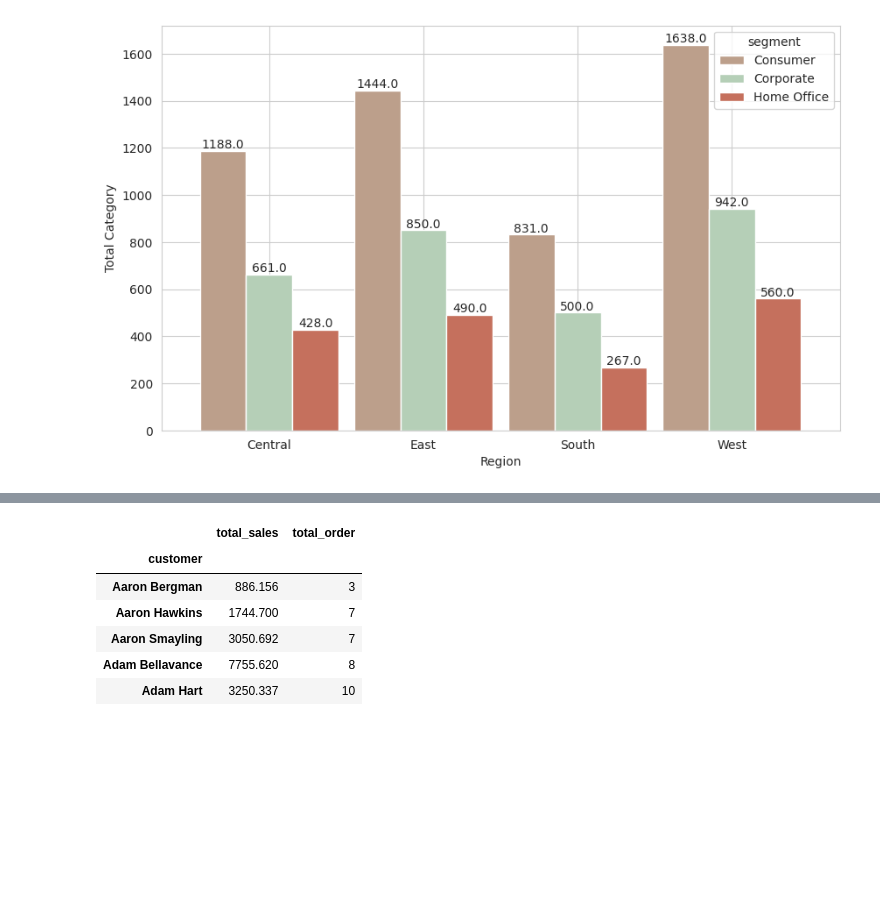
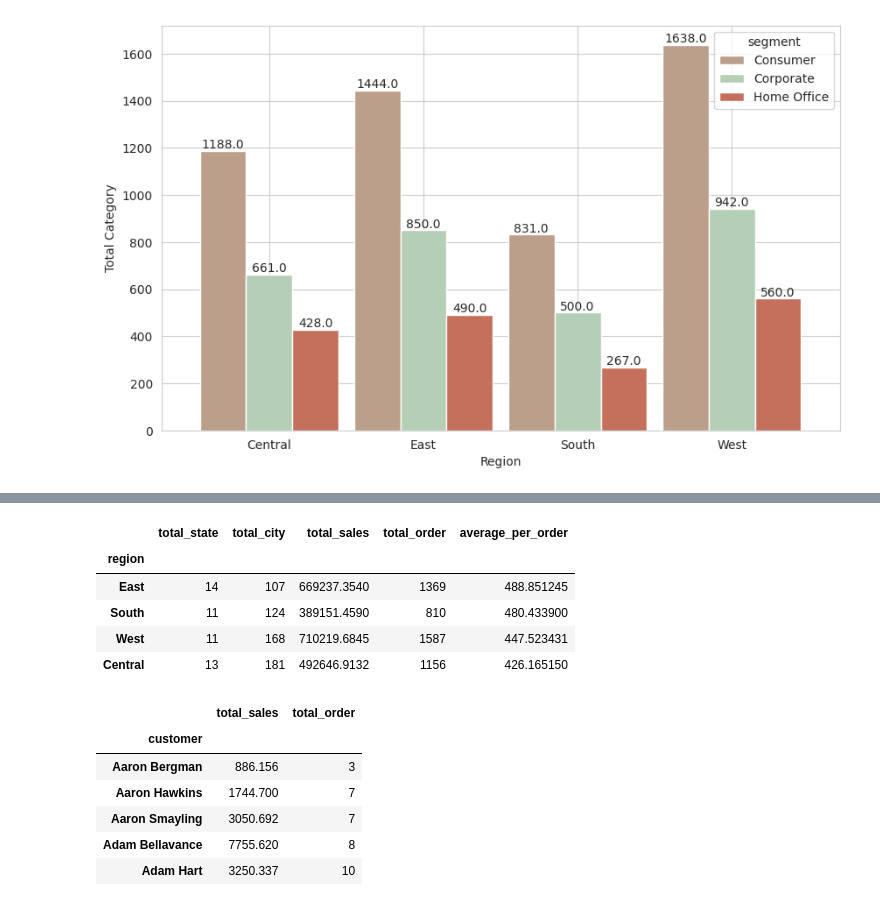
Before and after one commit to Xeroniter/Air, a Jupyter notebook: Carrera/Lab 01.ipynb, the cells around one changed output, grey strips where cells are left out. Saved outputs shown, nothing was run; the diff lists cells and outputs as text; code cells hidden in the pictures; blank space fills up the shorter version.

```diff
--- a/Carrera/Lab 01.ipynb
+++ b/Carrera/Lab 01.ipynb
@@ -215,3 +259,11 @@ regi = regional.segment.unstack()
 barplot(regi, figsize=(10, 6), width=0.9, xlabel="Region", ylabel="Total Category")
 # %% [output]
 [figure]
+# %%
+regional = origin.groupby("region").agg(
+  {"state":"nunique", "city":"nunique","sales":"sum", "order_id":"nunique"}
+).rename(columns={
+  "state":"total_state", "city":"total_city", "sales":"total_sales", "order_id":"total_order"
+})
+
+regional.sort_values("total_sales", ascending=False)
@@ -218,3 +286,14 @@ barplot(regi, figsize=(10, 6), width=0.9, xlabel="Region", ylabel="Total Categor
+# %%
+regional["average_per_order"] = regional.total_sales / regional.total_order
+
+regional.sort_values("average_per_order", ascending=False)
+# %% [output]
+|  | total_state | total_city | total_sales | total_order | average_per_order |
+| region |  |  |  |  |  |
+| East | 14 | 107 | 669237.3540 | 1369 | 488.851245 |
+| South | 11 | 124 | 389151.4590 | 810 | 480.433900 |
+| West | 11 | 168 | 710219.6845 | 1587 | 447.523431 |
+| Central | 13 | 181 | 492646.9132 | 1156 | 426.165150 |
 # %%
 customer = origin.groupby("customer").agg({
   "sales":"sum", "order_id":"nunique"
```
Also changed, not shown: parts of 6 cells of this notebook.
